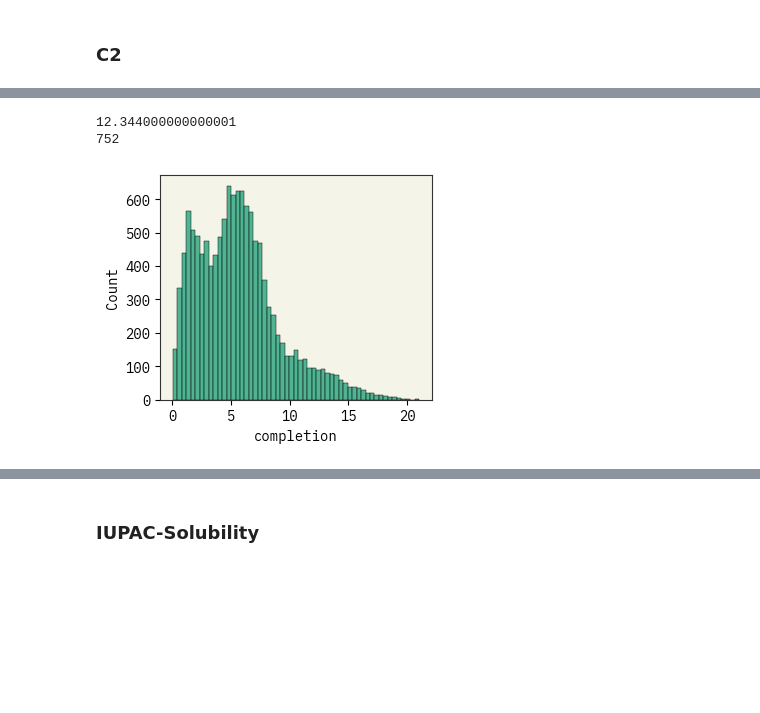
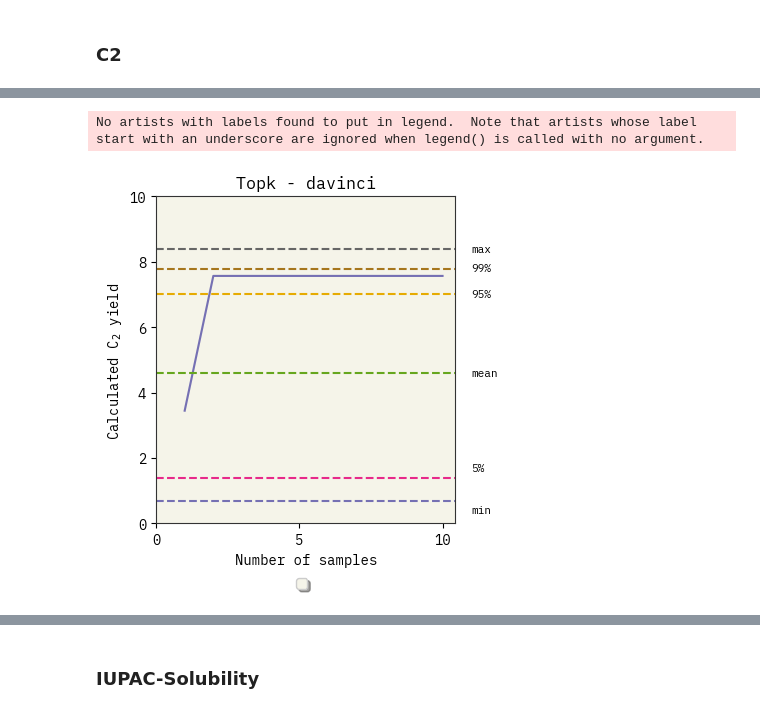
Before and after one commit to ur-whitelab/BO-LIFT, a Jupyter notebook: paper/BO_experiments.ipynb, the cells around one changed output, grey strips where cells are left out. Cells and saved outputs as stored; diff of their text form; code cells hidden in the pictures; blank space fills up the shorter version.

```diff
--- a/paper/BO_experiments.ipynb
+++ b/paper/BO_experiments.ipynb
@@ -47,8 +50,8 @@ def plot_BO(ax, data_file, title, data, axis_name, lim=None, data_file_random=No
     d = cloudpickle.load(open(data_file, "rb"))
     if data_file_random:
       d_r = cloudpickle.load(open(data_file_random, "rb"))
-    N=15
-    M=5
+    N=10
+    M=1
 
     for i in range(M):
         if "expected_improvement" in d.keys():
@@ -434,7 +423,7 @@ Cached embeddings not found. Creating new cache table.
 # %%
-path_random = "paper/out/C2 - random.pkl"
-path = "paper/out/C2_GPR_100.pkl"
-pool_path = "paper/out/C2_pool.pkl"
+path_random = "./out/C2 - random.pkl"
+path = "./out/C2_davinci_1.pkl"
+pool_path = "./dataset/data/2950_ocm_treePool.pkl"
 
 if os.path.exists(pool_path):
   with open(pool_path, "rb") as f:
@@ -444,9 +433,10 @@ else:
   x = [raw_data[x_name].iloc[i] for i in indexes]
   pool = bolift.Pool(list(x), formatter=lambda x: f"experimental procedure: {x}")
   cloudpickle.dump(pool, open(pool_path, "wb"))
-N = 15
-M = 5
+
+N = 10
+M = 1
 starts = np.random.randint(0, len(indexes), M)
 # starts = [11394, 10185, 3573, 9200, 3752, 10332, 10905, 3679, 11461, 491]
-# print(starts)
-# print([raw_data[y_name].iloc[i] for i in starts])
+print(starts)
+print([raw_data[y_name].iloc[i] for i in starts])
@@ -534,13 +491,17 @@ plt.legend(loc="center left", bbox_to_anchor=(1.15, 0.5))
-# %%
-import seaborn as sns
-
-d['expected_improvement'][1][-1][1]
-best = d['expected_improvement'][:, :, 1].astype(float).mean(axis=0)[-1]
-print(best)
-
-sns.histplot(raw_data[y_name])
-print(np.sum(raw_data[y_name] > best))
-# %% [output]
-12.344000000000001
-752
-[figure, removed]
+# %%
+fig, axs = plt.subplots(nrows=1, ncols=1, figsize=(4,4), constrained_layout=True)
+# for ax in axs.flat:
+#     ax.set_aspect(0.6)
+
+lim=(0,10)
+
+plot_BO(axs, path, "Topk - davinci",
+         raw_data[y_name], "C$_2$ yield", lim, label=False, data_file_random=None)
+
+fig.legend(loc='upper center', bbox_to_anchor=(0.5,0),
+          fancybox=True, shadow=True, ncol=6)
+plt.savefig(f"figs/BO_C2", dpi=300, bbox_inches='tight')
+plt.show()
+# %% [output]
+No artists with labels found to put in legend.  Note that artists whose label start with an underscore are ignored when legend() is called with no argument.
+[figure, added]
```
Also changed, not shown: parts of 8 cells of this notebook, 1 other file.
